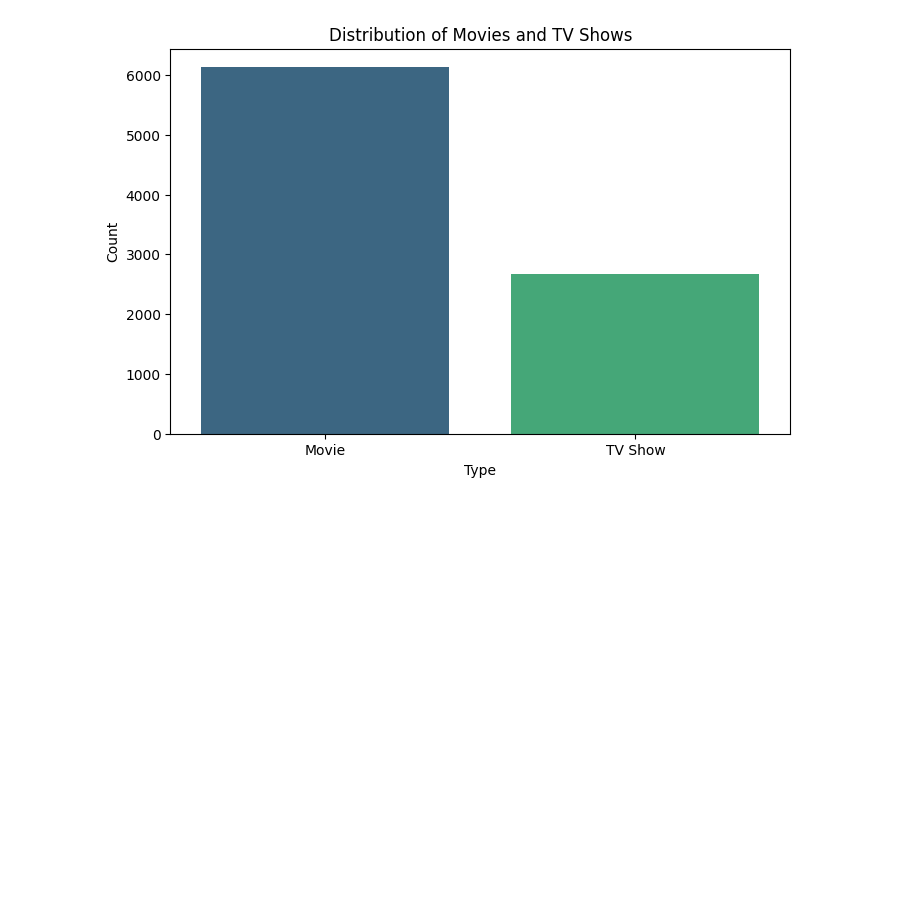
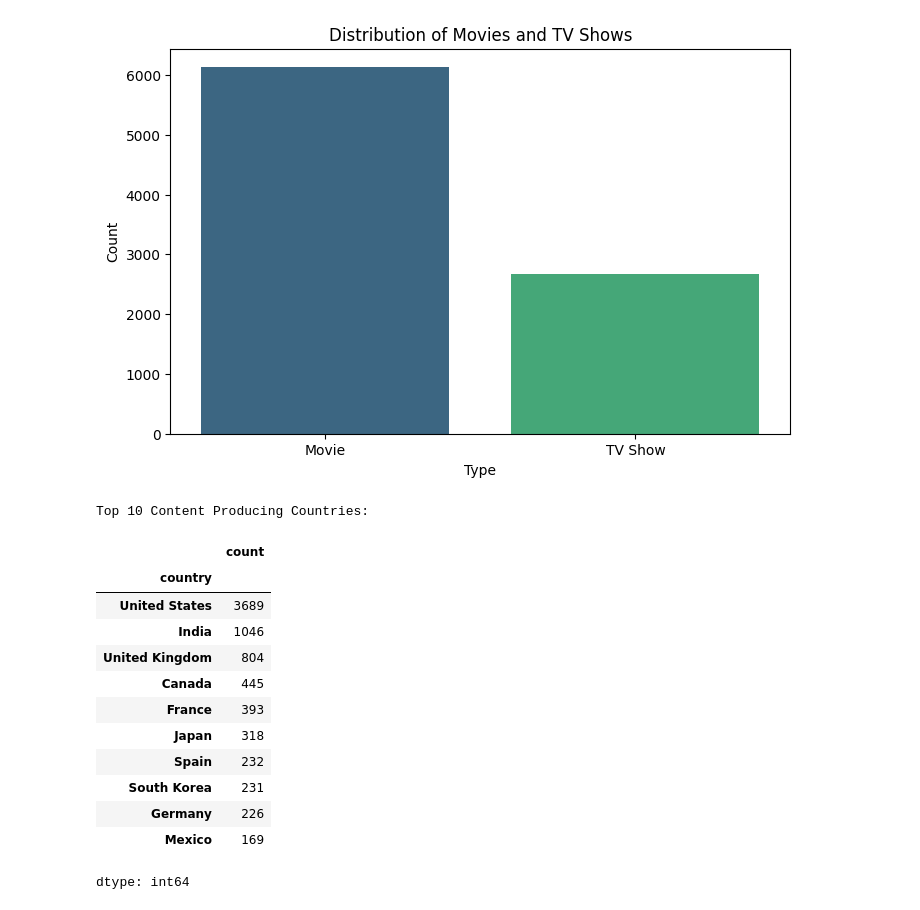
Before and after one commit to navyamj01/Netflix-Data-Analysis, a Jupyter notebook: Netflix_Datanalysis.ipynb, the cells around one changed output. Drawn from its saved outputs; the diff is of its cells as text; code cells hidden in the pictures; blank space fills up the shorter version.

```diff
--- a/Netflix_Datanalysis.ipynb
+++ b/Netflix_Datanalysis.ipynb
@@ -118,3 +118,26 @@ Passing `palette` without assigning `hue` is deprecated and will be removed in v
 
   sns.countplot(data=df, x='type', palette='viridis')
 [figure]
+# %%
+countries_split = df['country'].dropna().str.split(', ')
+all_countries = countries_split.explode()
+
+top_10_countries = all_countries.value_counts().head(10)
+
+print("Top 10 Content Producing Countries:")
+display(top_10_countries)
+# %% [output]
+Top 10 Content Producing Countries:
+|  | count |
+| country |  |
+| United States | 3689 |
+| India | 1046 |
+| United Kingdom | 804 |
+| Canada | 445 |
+| France | 393 |
+| Japan | 318 |
+| Spain | 232 |
+| South Korea | 231 |
+| Germany | 226 |
+| Mexico | 169 |
+dtype: int64
```
Also changed, not shown: parts of 1 cell of this notebook.
